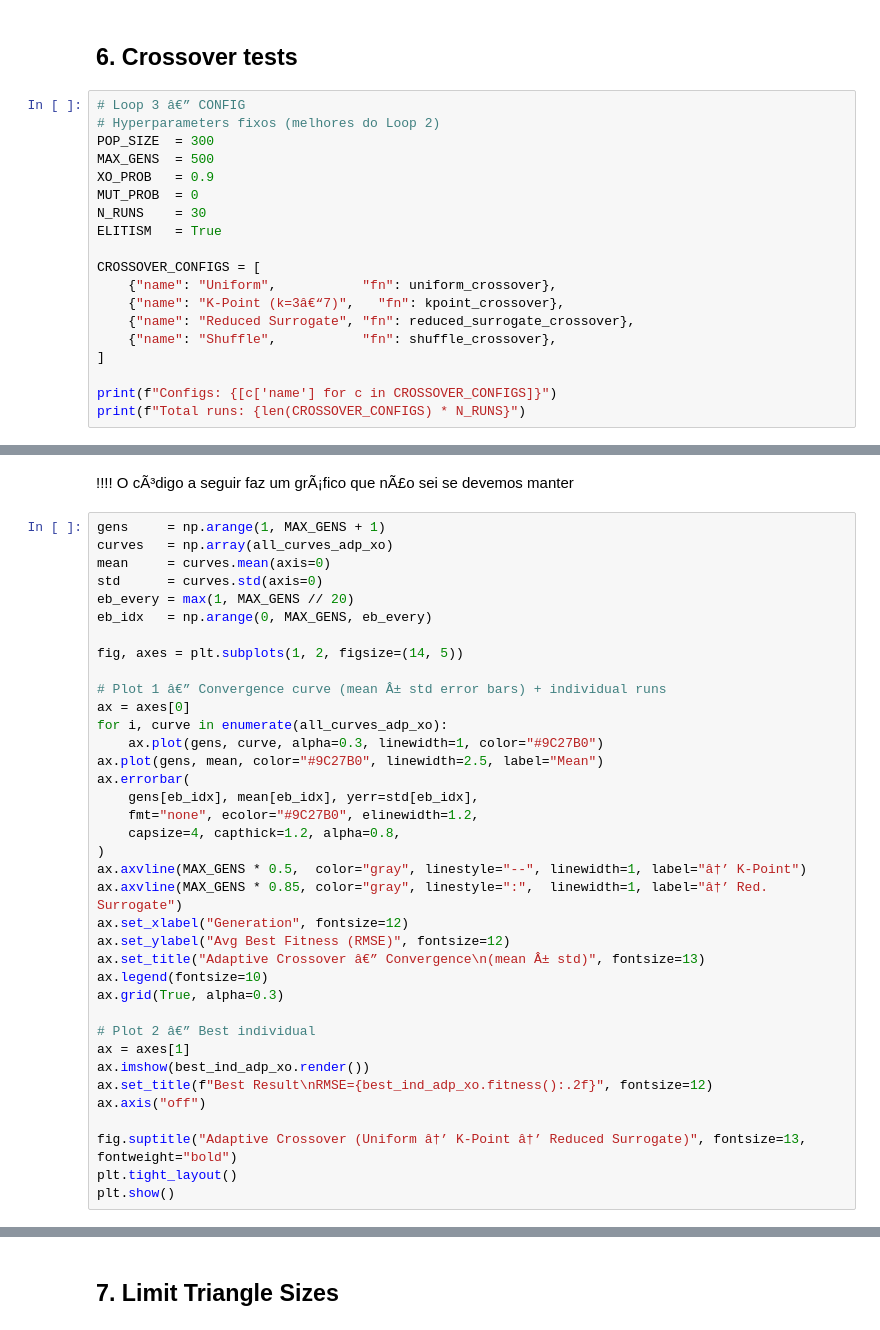
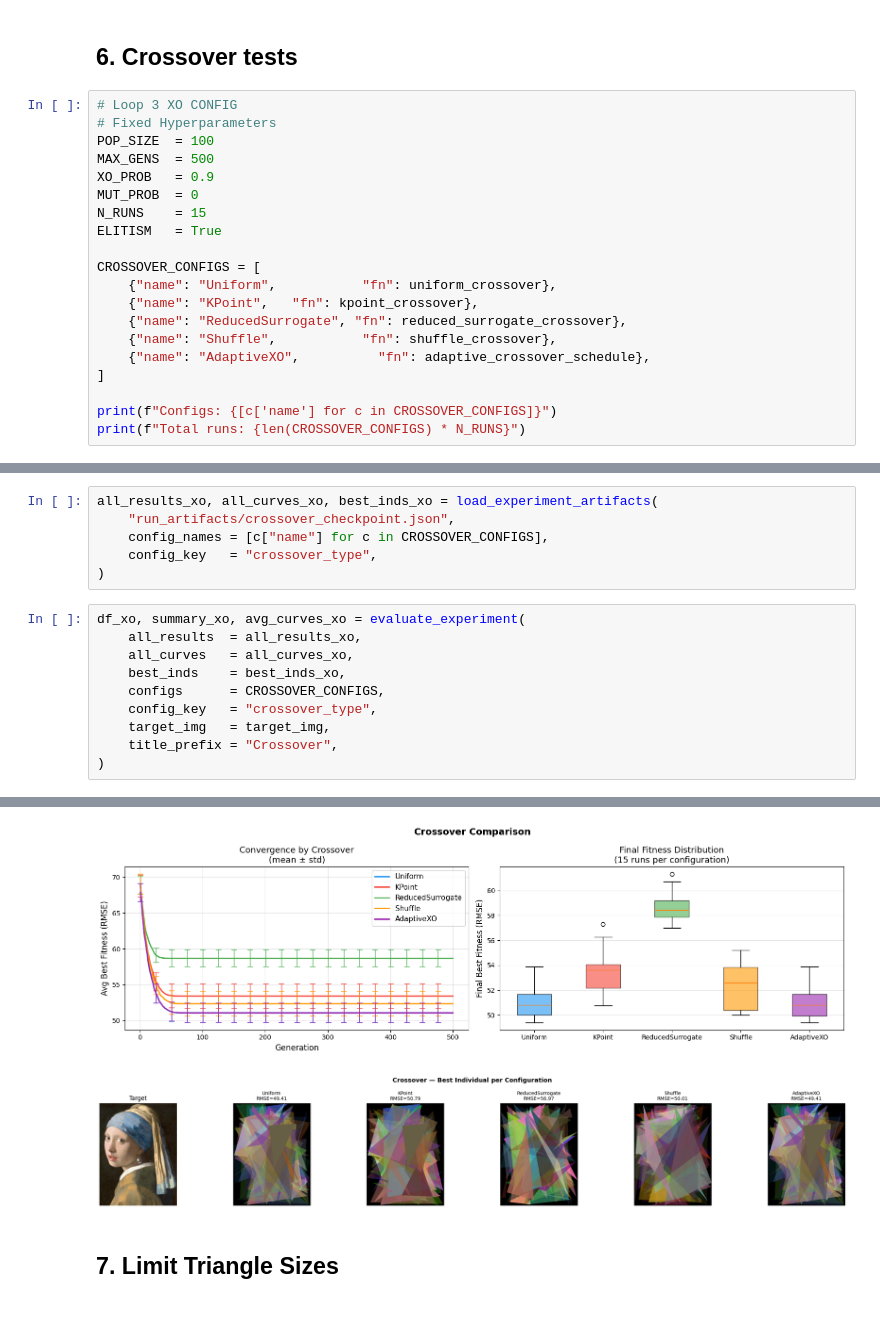
Before and after one commit to barbara-sousa-franco/cifo_project, a Jupyter notebook: main.ipynb, the cells around one changed output, grey strips where cells are left out. Drawn from its saved outputs; the diff is of its cells as text.

Commit message:
create functions to optimize notebook space and to get results from runned scripts

```diff
--- a/main.ipynb
+++ b/main.ipynb
@@ -361,20 +188,21 @@ plt.show()
 # %% [markdown]
 ## **6. Crossover tests** <a id="6"></a>
 # %%
-# Loop 3 â€” CONFIG
-# Hyperparameters fixos (melhores do Loop 2)
-POP_SIZE  = 300
+# Loop 3 XO CONFIG
+# Fixed Hyperparameters
+POP_SIZE  = 100
 MAX_GENS  = 500
 XO_PROB   = 0.9
 MUT_PROB  = 0
-N_RUNS    = 30
+N_RUNS    = 15
 ELITISM   = True
 
 CROSSOVER_CONFIGS = [
     {"name": "Uniform",           "fn": uniform_crossover},
-    {"name": "K-Point (k=3â€“7)",   "fn": kpoint_crossover},
-    {"name": "Reduced Surrogate", "fn": reduced_surrogate_crossover},
+    {"name": "KPoint",   "fn": kpoint_crossover},
+    {"name": "ReducedSurrogate", "fn": reduced_surrogate_crossover},
     {"name": "Shuffle",           "fn": shuffle_crossover},
+    {"name": "AdaptiveXO",          "fn": adaptive_crossover_schedule},
 ]
 
 print(f"Configs: {[c['name'] for c in CROSSOVER_CONFIGS]}")
@@ -532,39 +213,17 @@ plot_best_individuals(
-# %% [markdown]
-!!!! O cÃ³digo a seguir faz um grÃ¡fico que nÃ£o sei se devemos manter
-# %%
-gens     = np.arange(1, MAX_GENS + 1)
-curves   = np.array(all_curves_adp_xo)
-mean     = curves.mean(axis=0)
-std      = curves.std(axis=0)
-eb_every = max(1, MAX_GENS // 20)
-eb_idx   = np.arange(0, MAX_GENS, eb_every)
-
-fig, axes = plt.subplots(1, 2, figsize=(14, 5))
-
-# Plot 1 â€” Convergence curve (mean Â± std error bars) + individual runs
-ax = axes[0]
-for i, curve in enumerate(all_curves_adp_xo):
-    ax.plot(gens, curve, alpha=0.3, linewidth=1, color="#9C27B0")
-ax.plot(gens, mean, color="#9C27B0", linewidth=2.5, label="Mean")
-ax.errorbar(
-    gens[eb_idx], mean[eb_idx], yerr=std[eb_idx],
-    fmt="none", ecolor="#9C27B0", elinewidth=1.2,
-    capsize=4, capthick=1.2, alpha=0.8,
-)
-ax.axvline(MAX_GENS * 0.5,  color="gray", linestyle="--", linewidth=1, label="â†’ K-Point")
-ax.axvline(MAX_GENS * 0.85, color="gray", linestyle=":",  linewidth=1, label="â†’ Red. Surrogate")
-ax.set_xlabel("Generation", fontsize=12)
-ax.set_ylabel("Avg Best Fitness (RMSE)", fontsize=12)
-ax.set_title("Adaptive Crossover â€” Convergence\n(mean Â± std)", fontsize=13)
-ax.legend(fontsize=10)
-ax.grid(True, alpha=0.3)
-
-# Plot 2 â€” Best individual
-ax = axes[1]
-ax.imshow(best_ind_adp_xo.render())
-ax.set_title(f"Best Result\nRMSE={best_ind_adp_xo.fitness():.2f}", fontsize=12)
-ax.axis("off")
-
-fig.suptitle("Adaptive Crossover (Uniform â†’ K-Point â†’ Reduced Surrogate)", fontsize=13, fontweight="bold")
-plt.tight_layout()
-plt.show()
+# %%
+all_results_xo, all_curves_xo, best_inds_xo = load_experiment_artifacts(
+    "run_artifacts/crossover_checkpoint.json",
+    config_names = [c["name"] for c in CROSSOVER_CONFIGS],
+    config_key   = "crossover_type",
+)
+# %%
+df_xo, summary_xo, avg_curves_xo = evaluate_experiment(
+    all_results  = all_results_xo,
+    all_curves   = all_curves_xo,
+    best_inds    = best_inds_xo,
+    configs      = CROSSOVER_CONFIGS,
+    config_key   = "crossover_type",
+    target_img   = target_img,
+    title_prefix = "Crossover",
+)
+# %% [output]
@@ -571,3 +247,5 @@ plt.show()
+[figure, added]
+[figure, added]
 # %% [markdown]
 ## **7. Limit Triangle Sizes** <a id="7"></a>
 # %% [markdown]
```
Also changed, not shown: parts of 27 cells of this notebook, 1 other file.
